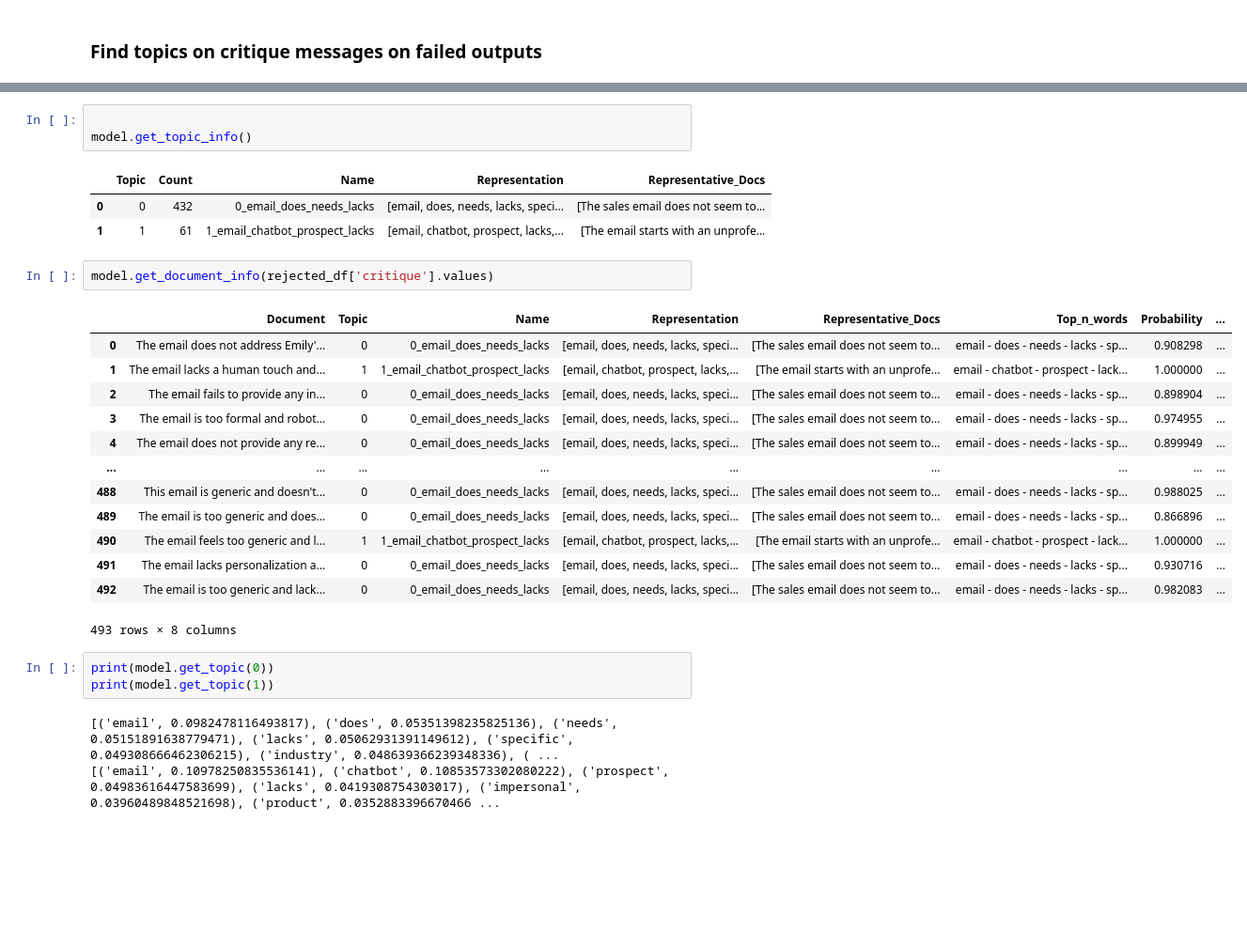
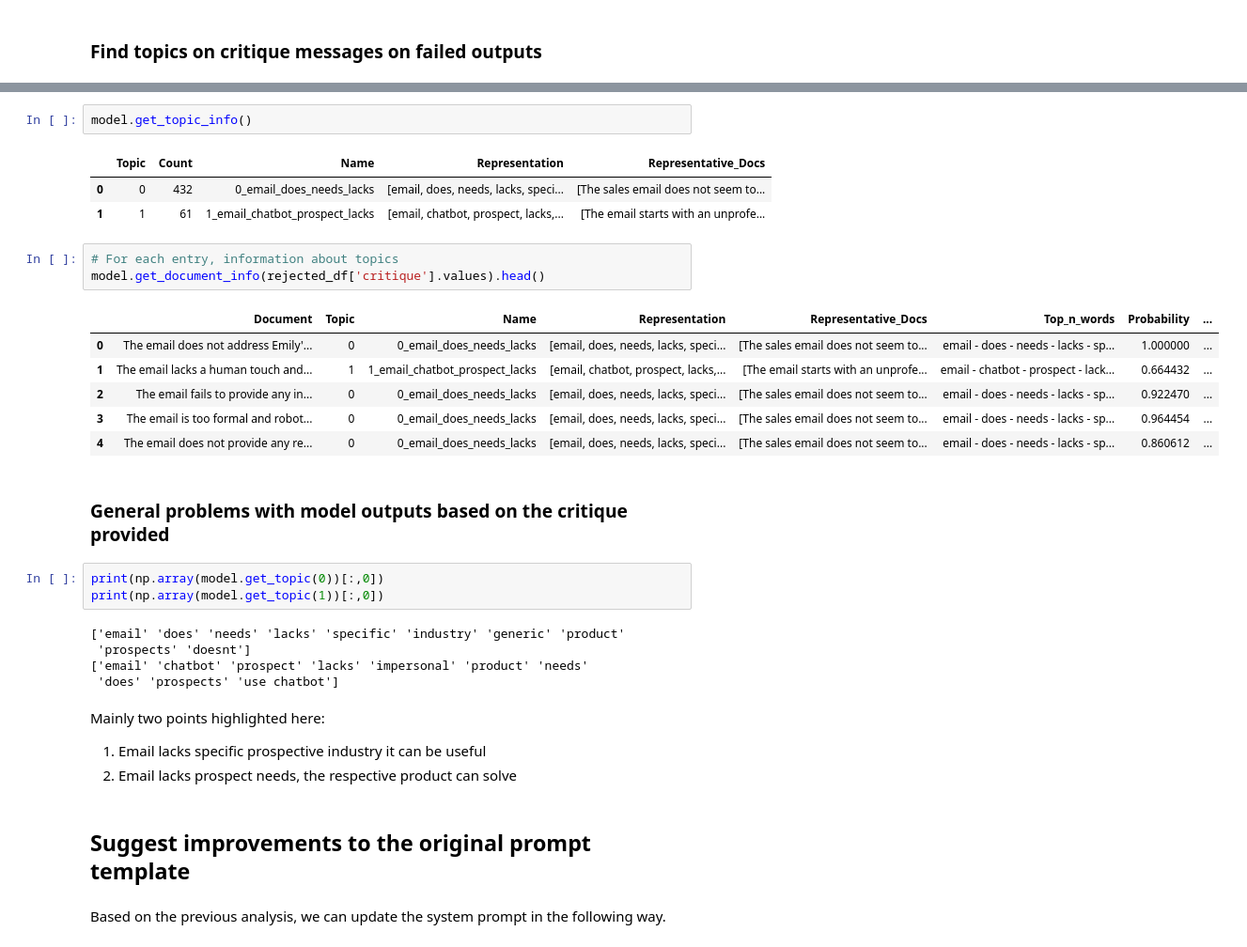
Before and after one commit to sakshambassi/gpt-sales-emails-evaluation, a Jupyter notebook: Analysis.ipynb, the cells around one changed output, grey strips where cells are left out. Shown: that part at 94% size. Drawn from its saved outputs; the diff is of its cells as text; blank space fills up the shorter version.

Commit message:
Add improvements to ipynb, src

```diff
--- a/Analysis.ipynb
+++ b/Analysis.ipynb
@@ -139,29 +128,34 @@ topics, probs = model.fit_transform(rejected_df['critique'].values)
 # %%
-
 model.get_topic_info()
 # %% [output]
 |  | Topic | Count | Name | Representation | Representative_Docs |
 | 0 | 0 | 432 | 0_email_does_needs_lacks | [email, does, needs, lacks, speci... | [The sales email does not seem to... |
 | 1 | 1 | 61 | 1_email_chatbot_prospect_lacks | [email, chatbot, prospect, lacks,... | [The email starts with an unprofe... |
 # %%
-model.get_document_info(rejected_df['critique'].values)
+# For each entry, information about topics
+model.get_document_info(rejected_df['critique'].values).head()
 # %% [output]
 |  | Document | Topic | Name | Representation | Representative_Docs | Top_n_words | Probability | ... |
-| 0 | The email does not address Emily'... | 0 | 0_email_does_needs_lacks | [email, does, needs, lacks, speci... | [The sales email does not seem to... | email - does - needs - lacks - sp... | 0.908298 | ... |
-| 1 | The email lacks a human touch and... | 1 | 1_email_chatbot_prospect_lacks | [email, chatbot, prospect, lacks,... | [The email starts with an unprofe... | email - chatbot - prospect - lack... | 1.000000 | ... |
-| 2 | The email fails to provide any in... | 0 | 0_email_does_needs_lacks | [email, does, needs, lacks, speci... | [The sales email does not seem to... | email - does - needs - lacks - sp... | 0.898904 | ... |
-| 3 | The email is too formal and robot... | 0 | 0_email_does_needs_lacks | [email, does, needs, lacks, speci... | [The sales email does not seem to... | email - does - needs - lacks - sp... | 0.974955 | ... |
-| 4 | The email does not provide any re... | 0 | 0_email_does_needs_lacks | [email, does, needs, lacks, speci... | [The sales email does not seem to... | email - does - needs - lacks - sp... | 0.899949 | ... |
-| ... | ... | ... | ... | ... | ... | ... | ... | ... |
-| 488 | This email is generic and doesn't... | 0 | 0_email_does_needs_lacks | [email, does, needs, lacks, speci... | [The sales email does not seem to... | email - does - needs - lacks - sp... | 0.988025 | ... |
-| 489 | The email is too generic and does... | 0 | 0_email_does_needs_lacks | [email, does, needs, lacks, speci... | [The sales email does not seem to... | email - does - needs - lacks - sp... | 0.866896 | ... |
-| 490 | The email feels too generic and l... | 1 | 1_email_chatbot_prospect_lacks | [email, chatbot, prospect, lacks,... | [The email starts with an unprofe... | email - chatbot - prospect - lack... | 1.000000 | ... |
-| 491 | The email lacks personalization a... | 0 | 0_email_does_needs_lacks | [email, does, needs, lacks, speci... | [The sales email does not seem to... | email - does - needs - lacks - sp... | 0.930716 | ... |
-| 492 | The email is too generic and lack... | 0 | 0_email_does_needs_lacks | [email, does, needs, lacks, speci... | [The sales email does not seem to... | email - does - needs - lacks - sp... | 0.982083 | ... |
+| 0 | The email does not address Emily'... | 0 | 0_email_does_needs_lacks | [email, does, needs, lacks, speci... | [The sales email does not seem to... | email - does - needs - lacks - sp... | 1.000000 | ... |
+| 1 | The email lacks a human touch and... | 1 | 1_email_chatbot_prospect_lacks | [email, chatbot, prospect, lacks,... | [The email starts with an unprofe... | email - chatbot - prospect - lack... | 0.664432 | ... |
+| 2 | The email fails to provide any in... | 0 | 0_email_does_needs_lacks | [email, does, needs, lacks, speci... | [The sales email does not seem to... | email - does - needs - lacks - sp... | 0.922470 | ... |
+| 3 | The email is too formal and robot... | 0 | 0_email_does_needs_lacks | [email, does, needs, lacks, speci... | [The sales email does not seem to... | email - does - needs - lacks - sp... | 0.964454 | ... |
+| 4 | The email does not provide any re... | 0 | 0_email_does_needs_lacks | [email, does, needs, lacks, speci... | [The sales email does not seem to... | email - does - needs - lacks - sp... | 0.860612 | ... |
-493 rows × 8 columns
+# %% [markdown]
+### General problems with model outputs based on the critique provided
 # %%
-print(model.get_topic(0))
-print(model.get_topic(1))
+print(np.array(model.get_topic(0))[:,0])
+print(np.array(model.get_topic(1))[:,0])
 # %% [output]
-[('email', 0.0982478116493817), ('does', 0.05351398235825136), ('needs', 0.05151891638779471), ('lacks', 0.05062931391149612), ('specific', 0.049308666462306215), ('industry', 0.048639366239348336), ( ...
-[('email', 0.10978250835536141), ('chatbot', 0.10853573302080222), ('prospect', 0.04983616447583699), ('lacks', 0.0419308754303017), ('impersonal', 0.03960489848521698), ('product', 0.0352883396670466 ...
+['email' 'does' 'needs' 'lacks' 'specific' 'industry' 'generic' 'product'
+ 'prospects' 'doesnt']
+['email' 'chatbot' 'prospect' 'lacks' 'impersonal' 'product' 'needs'
+ 'does' 'prospects' 'use chatbot']
+# %% [markdown]
+Mainly two points highlighted here:
+1. Email lacks specific prospective industry it can be useful
+2. Email lacks prospect needs, the respective product can solve
+# %% [markdown]
+## Suggest improvements to the original prompt template
+# %% [markdown]
+Based on the previous analysis, we can update the system prompt in the following way.
```
Also changed, not shown: parts of 23 cells of this notebook, 4 other files.
